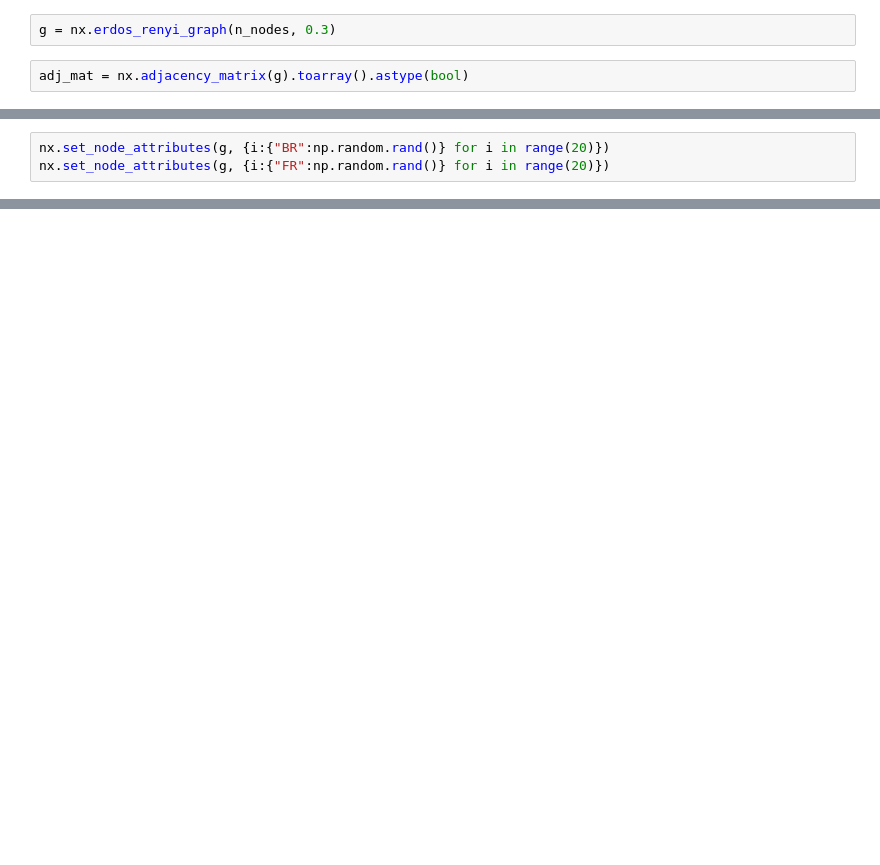
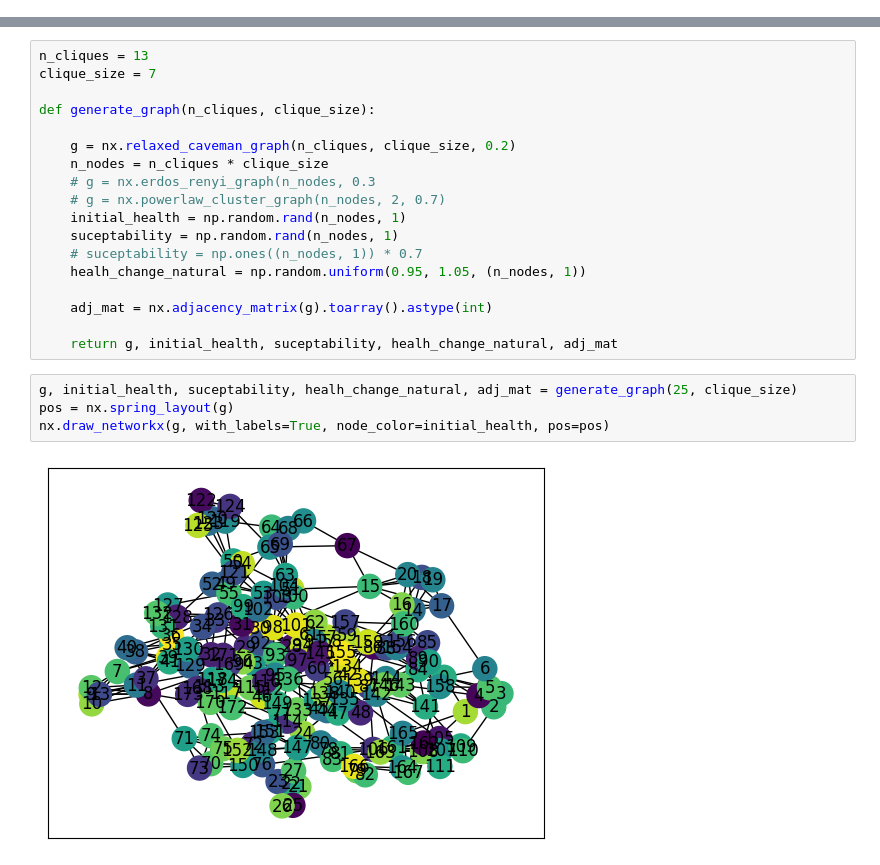
Before and after one commit to LaurinBrechter/GraphTheory, a Jupyter notebook: sc_riple.ipynb, the cells around one changed output, grey strips where cells are left out. Drawn from its saved outputs; the diff is of its cells as text; blank space fills up the shorter version.

```diff
--- a/sc_riple.ipynb
+++ b/sc_riple.ipynb
@@ -12,4 +0,0 @@ n_nodes = 20
-# %%
-g = nx.erdos_renyi_graph(n_nodes, 0.3)
-# %%
-adj_mat = nx.adjacency_matrix(g).toarray().astype(bool)
@@ -62,3 +0,0 @@ nx.draw(g)
-# %%
-nx.set_node_attributes(g, {i:{"BR":np.random.rand()} for i in range(20)})
-nx.set_node_attributes(g, {i:{"FR":np.random.rand()} for i in range(20)})
@@ -64,0 +9,24 @@ nx.set_node_attributes(g, {i:{"FR":np.random.rand()} for i in range(20)})
+# %%
+n_cliques = 13
+clique_size = 7
+
+def generate_graph(n_cliques, clique_size):
+
+    g = nx.relaxed_caveman_graph(n_cliques, clique_size, 0.2)
+    n_nodes = n_cliques * clique_size
+    # g = nx.erdos_renyi_graph(n_nodes, 0.3
+    # g = nx.powerlaw_cluster_graph(n_nodes, 2, 0.7)
+    initial_health = np.random.rand(n_nodes, 1)
+    suceptability = np.random.rand(n_nodes, 1)
+    # suceptability = np.ones((n_nodes, 1)) * 0.7
+    healh_change_natural = np.random.uniform(0.95, 1.05, (n_nodes, 1))
+
+    adj_mat = nx.adjacency_matrix(g).toarray().astype(int)
+
+    return g, initial_health, suceptability, healh_change_natural, adj_mat
+# %%
+g, initial_health, suceptability, healh_change_natural, adj_mat = generate_graph(25, clique_size)
+pos = nx.spring_layout(g)
+nx.draw_networkx(g, with_labels=True, node_color=initial_health, pos=pos)
+# %% [output]
+[figure, added]
```
Also changed, not shown: parts of 29 cells of this notebook.
